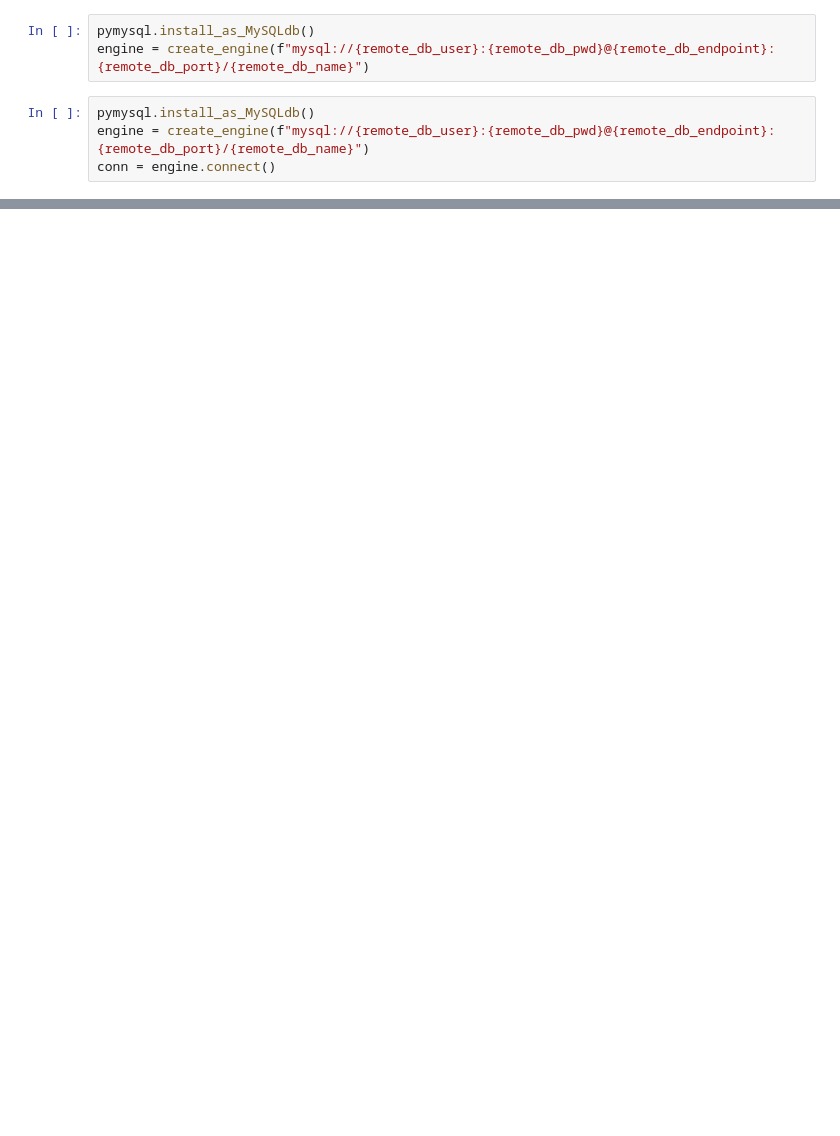
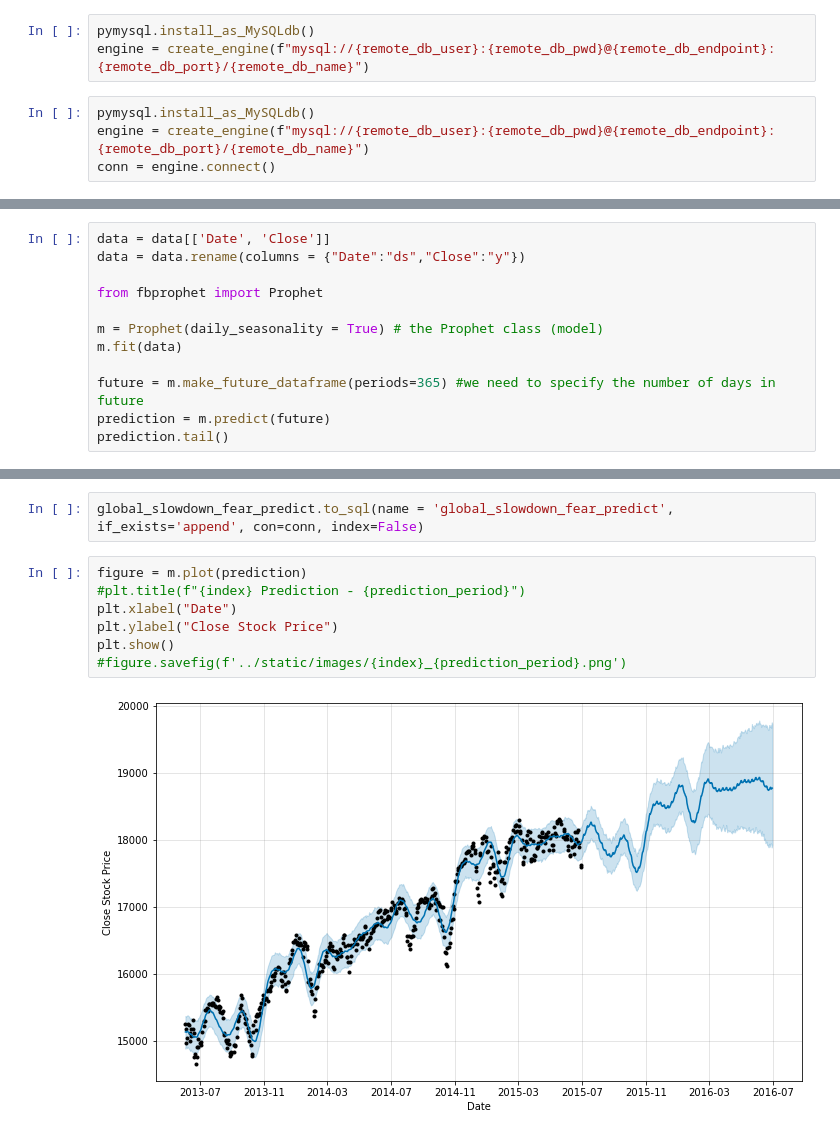
Before and after one commit to vsong3925/Interactive-Dashboard, a Jupyter notebook: Python/Machine Learning - Prophet Library (DJones).ipynb, the cells around one changed output, grey strips where cells are left out. Cells and saved outputs as stored; diff of their text form; blank space fills up the shorter version.

```diff
--- a/Python/Machine Learning - Prophet Library (DJones).ipynb
+++ b/Python/Machine Learning - Prophet Library (DJones).ipynb
@@ -89,0 +70,12 @@ INFO:numexpr.utils:NumExpr defaulting to 8 threads.
+# %%
+data = data[['Date', 'Close']]
+data = data.rename(columns = {"Date":"ds","Close":"y"})
+
+from fbprophet import Prophet
+
+m = Prophet(daily_seasonality = True) # the Prophet class (model)
+m.fit(data)
+
+future = m.make_future_dataframe(periods=365) #we need to specify the number of days in future
+prediction = m.predict(future)
+prediction.tail()
@@ -89,0 +100,11 @@ INFO:numexpr.utils:NumExpr defaulting to 8 threads.
+# %%
+global_slowdown_fear_predict.to_sql(name = 'global_slowdown_fear_predict', if_exists='append', con=conn, index=False)
+# %%
+figure = m.plot(prediction)
+#plt.title(f"{index} Prediction - {prediction_period}")
+plt.xlabel("Date")
+plt.ylabel("Close Stock Price")
+plt.show()
+#figure.savefig(f'../static/images/{index}_{prediction_period}.png')
+# %% [output]
+[figure, added]
```
Also changed, not shown: parts of 38 cells of this notebook, 19 other files.
